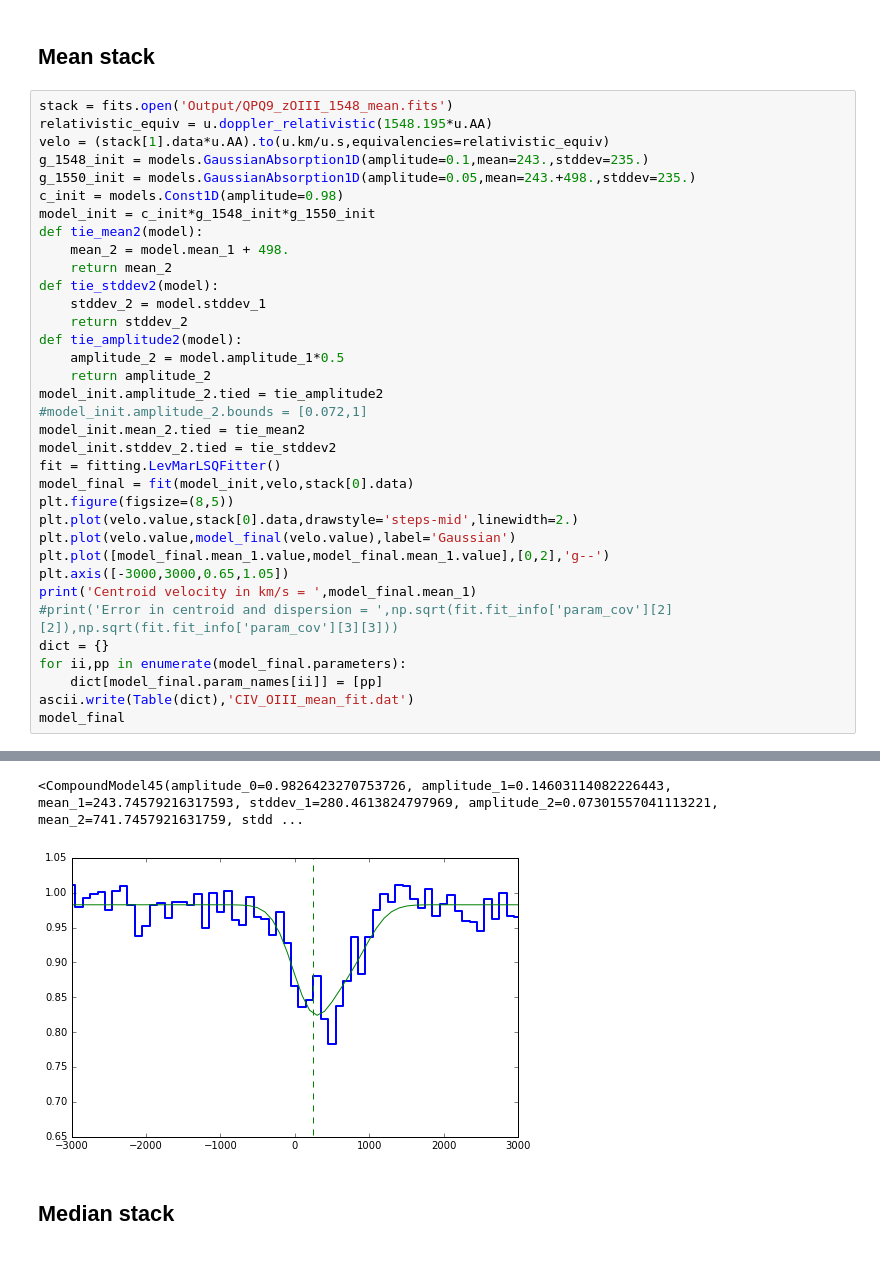
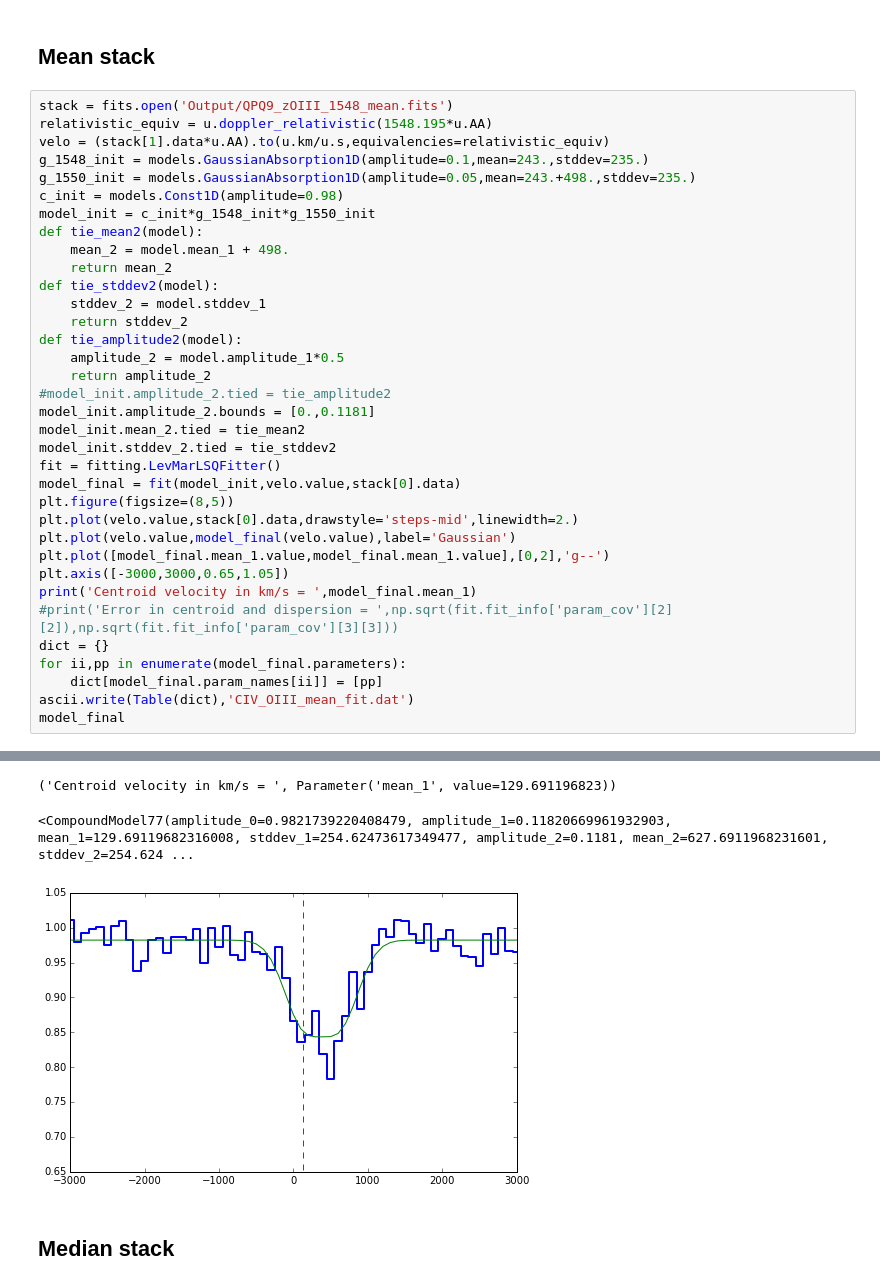
Before and after one commit to qsopairs/papers, a Jupyter notebook: QPQ9/Analysis/Stacks/GaussianFit.ipynb, the cells around one changed output, grey strips where cells are left out. Drawn from its saved outputs; the diff is of its cells as text.

```diff
--- a/QPQ9/Analysis/Stacks/GaussianFit.ipynb
+++ b/QPQ9/Analysis/Stacks/GaussianFit.ipynb
@@ -27,12 +27,12 @@ def tie_stddev2(model):
 def tie_amplitude2(model):
     amplitude_2 = model.amplitude_1*0.5
     return amplitude_2
-model_init.amplitude_2.tied = tie_amplitude2
-#model_init.amplitude_2.bounds = [0.072,1]
+#model_init.amplitude_2.tied = tie_amplitude2
+model_init.amplitude_2.bounds = [0.,0.1181]
 model_init.mean_2.tied = tie_mean2
 model_init.stddev_2.tied = tie_stddev2
 fit = fitting.LevMarLSQFitter()
-model_final = fit(model_init,velo,stack[0].data)
+model_final = fit(model_init,velo.value,stack[0].data)
 plt.figure(figsize=(8,5))
 plt.plot(velo.value,stack[0].data,drawstyle='steps-mid',linewidth=2.)
 plt.plot(velo.value,model_final(velo.value),label='Gaussian')
@@ -50,5 +57,6 @@ model_final
-<CompoundModel45(amplitude_0=0.9826423270753726, amplitude_1=0.14603114082226443, mean_1=243.74579216317593, stddev_1=280.4613824797969, amplitude_2=0.07301557041113221, mean_2=741.7457921631759, stdd ...
+('Centroid velocity in km/s = ', Parameter('mean_1', value=129.691196823))
+<CompoundModel77(amplitude_0=0.9821739220408479, amplitude_1=0.11820669961932903, mean_1=129.69119682316008, stddev_1=254.62473617349477, amplitude_2=0.1181, mean_2=627.6911968231601, stddev_2=254.624 ...
-[figure, old version]
+[figure, new version]
 # %% [markdown]
 ## Median stack
 # %%
```
Also changed, not shown: parts of 5 cells of this notebook, 8 other files.
